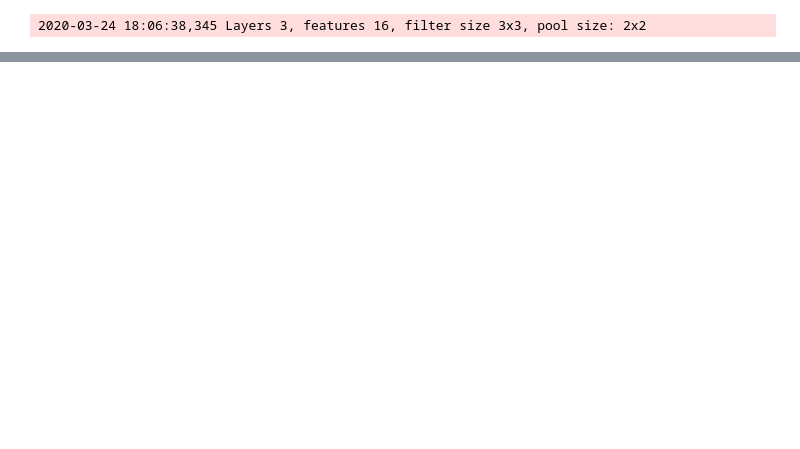
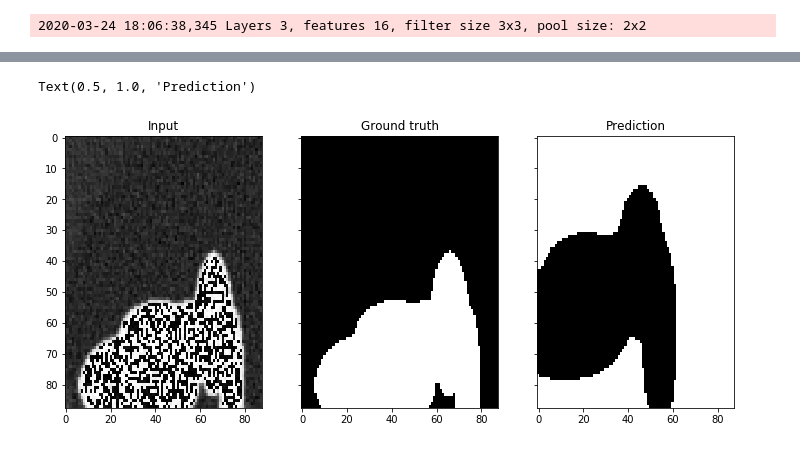
Before and after one commit to adamnpeace/dlip-project-cs31, a Jupyter notebook: FBP_CONVNET.ipynb, the cells around one changed output, grey strips where cells are left out. Saved outputs shown, nothing was run; the diff lists cells and outputs as text; code cells hidden in the pictures; blank space fills up the shorter version.

```diff
--- a/FBP_CONVNET.ipynb
+++ b/FBP_CONVNET.ipynb
@@ -178,0 +168,15 @@ ax[2].set_title("Prediction")
+# %%
+
+fig, ax = plt.subplots(1, 3, sharex=True, sharey=True, figsize=(12,5))
+plt.gray()
+ax[0].imshow(x_test_fbp[1,...,0].reshape((128,128)), aspect="auto")
+ax[1].imshow(y_test_fbp[1,...,0].reshape((128,128)), aspect="auto")
+mask = prediction_fbp[1,...,0] > 0.9
+ax[2].imshow(mask, aspect="auto")
+ax[0].set_title("Input")
+ax[1].set_title("Ground truth")
+ax[2].set_title("Prediction")
+# fig.tight_layout()
+# %% [output]
+Text(0.5, 1.0, 'Prediction')
+[figure, added]
```
Also changed, not shown: parts of 8 cells of this notebook.
